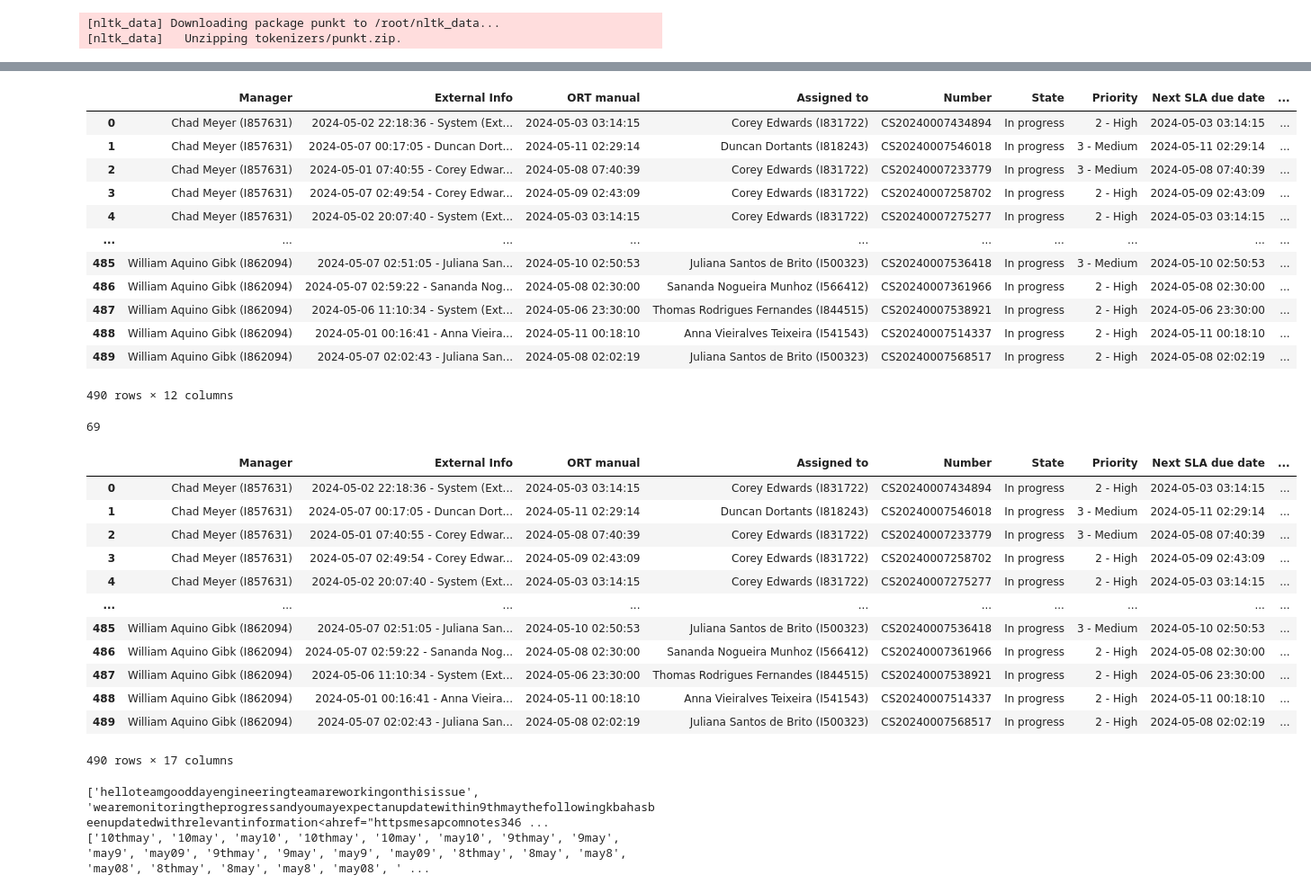
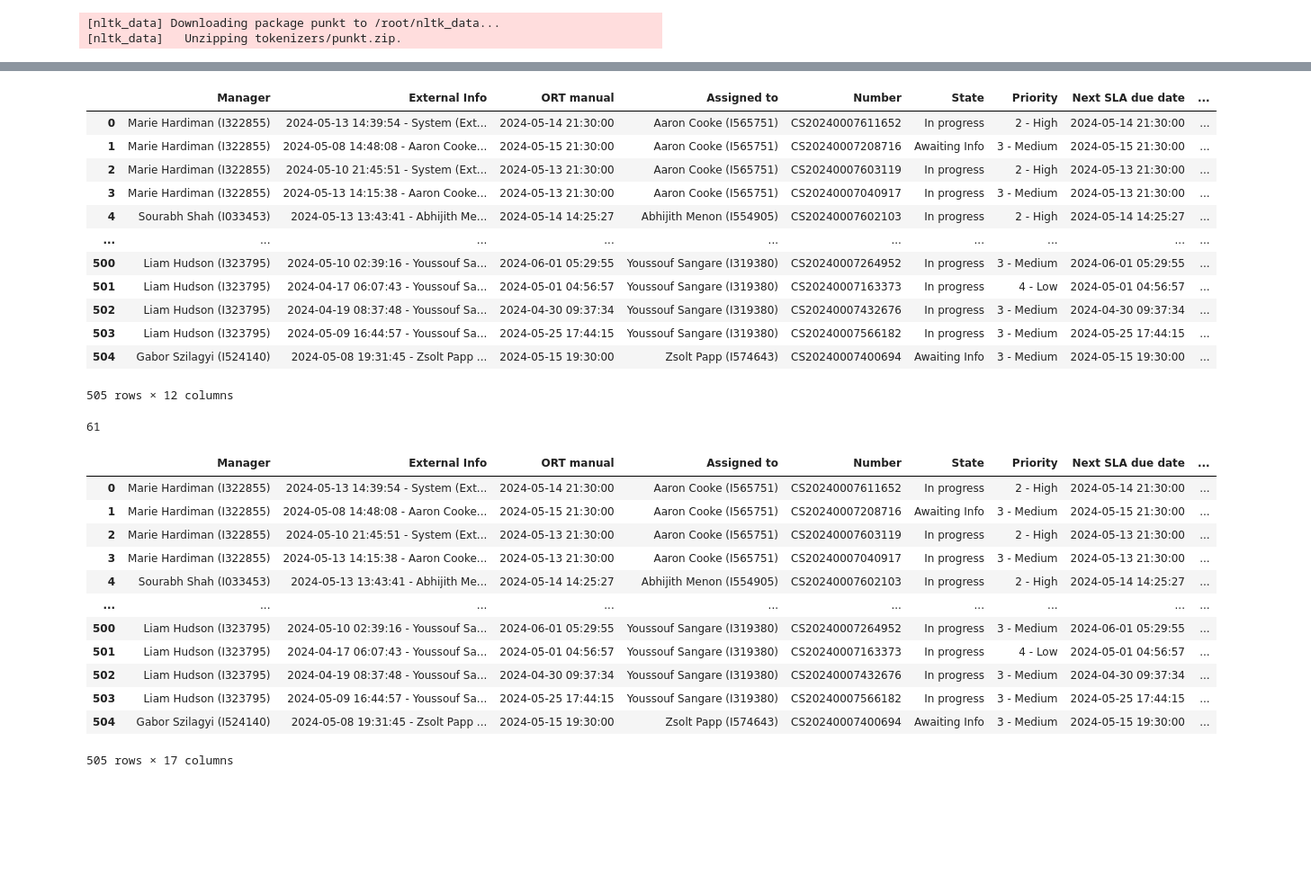
Before and after one commit to anandsai410/Blockchain-technologies-Assignment-I, a Jupyter notebook: ORT_Manual_Global_(data - 1704)(FInal_Update).ipynb, the cells around one changed output, grey strips where cells are left out. Shown at 90% size. Cells and saved outputs as stored; diff of their text form; code cells hidden in the pictures; blank space fills up the shorter version.

```diff
--- a/ORT_Manual_Global_(data - 1704)(FInal_Update).ipynb
+++ b/ORT_Manual_Global_(data - 1704)(FInal_Update).ipynb
@@ -207,20 +192,20 @@ Successfully installed pyspark-3.5.1
 # %%
-df = pd.read_excel("Global_data_0705_IP.xlsx")
+df = pd.read_excel("Global_data_1305_IP.xlsx")
 df
 # %% [output]
 |  | Manager | External Info | ORT manual | Assigned to | Number | State | Priority | Next SLA due date | ... |
-| 0 | Chad Meyer (I857631) | 2024-05-02 22:18:36 - System (Ext... | 2024-05-03 03:14:15 | Corey Edwards (I831722) | CS20240007434894 | In progress | 2 - High | 2024-05-03 03:14:15 | ... |
-| 1 | Chad Meyer (I857631) | 2024-05-07 00:17:05 - Duncan Dort... | 2024-05-11 02:29:14 | Duncan Dortants (I818243) | CS20240007546018 | In progress | 3 - Medium | 2024-05-11 02:29:14 | ... |
-| 2 | Chad Meyer (I857631) | 2024-05-01 07:40:55 - Corey Edwar... | 2024-05-08 07:40:39 | Corey Edwards (I831722) | CS20240007233779 | In progress | 3 - Medium | 2024-05-08 07:40:39 | ... |
-| 3 | Chad Meyer (I857631) | 2024-05-07 02:49:54 - Corey Edwar... | 2024-05-09 02:43:09 | Corey Edwards (I831722) | CS20240007258702 | In progress | 2 - High | 2024-05-09 02:43:09 | ... |
-| 4 | Chad Meyer (I857631) | 2024-05-02 20:07:40 - System (Ext... | 2024-05-03 03:14:15 | Corey Edwards (I831722) | CS20240007275277 | In progress | 2 - High | 2024-05-03 03:14:15 | ... |
+| 0 | Marie Hardiman (I322855) | 2024-05-13 14:39:54 - System (Ext... | 2024-05-14 21:30:00 | Aaron Cooke (I565751) | CS20240007611652 | In progress | 2 - High | 2024-05-14 21:30:00 | ... |
+| 1 | Marie Hardiman (I322855) | 2024-05-08 14:48:08 - Aaron Cooke... | 2024-05-15 21:30:00 | Aaron Cooke (I565751) | CS20240007208716 | Awaiting Info | 3 - Medium | 2024-05-15 21:30:00 | ... |
+| 2 | Marie Hardiman (I322855) | 2024-05-10 21:45:51 - System (Ext... | 2024-05-13 21:30:00 | Aaron Cooke (I565751) | CS20240007603119 | In progress | 2 - High | 2024-05-13 21:30:00 | ... |
+| 3 | Marie Hardiman (I322855) | 2024-05-13 14:15:38 - Aaron Cooke... | 2024-05-13 21:30:00 | Aaron Cooke (I565751) | CS20240007040917 | In progress | 3 - Medium | 2024-05-13 21:30:00 | ... |
+| 4 | Sourabh Shah (I033453) | 2024-05-13 13:43:41 - Abhijith Me... | 2024-05-14 14:25:27 | Abhijith Menon (I554905) | CS20240007602103 | In progress | 2 - High | 2024-05-14 14:25:27 | ... |
 | ... | ... | ... | ... | ... | ... | ... | ... | ... | ... |
-| 485 | William Aquino Gibk (I862094) | 2024-05-07 02:51:05 - Juliana San... | 2024-05-10 02:50:53 | Juliana Santos de Brito (I500323) | CS20240007536418 | In progress | 3 - Medium | 2024-05-10 02:50:53 | ... |
-| 486 | William Aquino Gibk (I862094) | 2024-05-07 02:59:22 - Sananda Nog... | 2024-05-08 02:30:00 | Sananda Nogueira Munhoz (I566412) | CS20240007361966 | In progress | 2 - High | 2024-05-08 02:30:00 | ... |
-| 487 | William Aquino Gibk (I862094) | 2024-05-06 11:10:34 - System (Ext... | 2024-05-06 23:30:00 | Thomas Rodrigues Fernandes (I844515) | CS20240007538921 | In progress | 2 - High | 2024-05-06 23:30:00 | ... |
-| 488 | William Aquino Gibk (I862094) | 2024-05-01 00:16:41 - Anna Vieira... | 2024-05-11 00:18:10 | Anna Vieiralves Teixeira (I541543) | CS20240007514337 | In progress | 2 - High | 2024-05-11 00:18:10 | ... |
-| 489 | William Aquino Gibk (I862094) | 2024-05-07 02:02:43 - Juliana San... | 2024-05-08 02:02:19 | Juliana Santos de Brito (I500323) | CS20240007568517 | In progress | 2 - High | 2024-05-08 02:02:19 | ... |
+| 500 | Liam Hudson (I323795) | 2024-05-10 02:39:16 - Youssouf Sa... | 2024-06-01 05:29:55 | Youssouf Sangare (I319380) | CS20240007264952 | In progress | 3 - Medium | 2024-06-01 05:29:55 | ... |
+| 501 | Liam Hudson (I323795) | 2024-04-17 06:07:43 - Youssouf Sa... | 2024-05-01 04:56:57 | Youssouf Sangare (I319380) | CS20240007163373 | In progress | 4 - Low | 2024-05-01 04:56:57 | ... |
+| 502 | Liam Hudson (I323795) | 2024-04-19 08:37:48 - Youssouf Sa... | 2024-04-30 09:37:34 | Youssouf Sangare (I319380) | CS20240007432676 | In progress | 3 - Medium | 2024-04-30 09:37:34 | ... |
+| 503 | Liam Hudson (I323795) | 2024-05-09 16:44:57 - Youssouf Sa... | 2024-05-25 17:44:15 | Youssouf Sangare (I319380) | CS20240007566182 | In progress | 3 - Medium | 2024-05-25 17:44:15 | ... |
+| 504 | Gabor Szilagyi (I524140) | 2024-05-08 19:31:45 - Zsolt Papp ... | 2024-05-15 19:30:00 | Zsolt Papp (I574643) | CS20240007400694 | Awaiting Info | 3 - Medium | 2024-05-15 19:30:00 | ... |
-490 rows × 12 columns
+505 rows × 12 columns
 # %%
 ext_inf=df['External Info']
 dte=df['ORT manual']
@@ -297,7 +282,7 @@ for i in range(0,len(df)):
       count=count+1
 print(count)
 # %% [output]
-69
+61
 # %%
 for i in range(0,len(df)):
   if df.iloc[i,16]=="ORTMA_OK":
@@ -332,18 +317,18 @@ df
 #OR else, the case is simply not manual ORT compliant.
 # %% [output]
 |  | Manager | External Info | ORT manual | Assigned to | Number | State | Priority | Next SLA due date | ... |
-| 0 | Chad Meyer (I857631) | 2024-05-02 22:18:36 - System (Ext... | 2024-05-03 03:14:15 | Corey Edwards (I831722) | CS20240007434894 | In progress | 2 - High | 2024-05-03 03:14:15 | ... |
-| 1 | Chad Meyer (I857631) | 2024-05-07 00:17:05 - Duncan Dort... | 2024-05-11 02:29:14 | Duncan Dortants (I818243) | CS20240007546018 | In progress | 3 - Medium | 2024-05-11 02:29:14 | ... |
-| 2 | Chad Meyer (I857631) | 2024-05-01 07:40:55 - Corey Edwar... | 2024-05-08 07:40:39 | Corey Edwards (I831722) | CS20240007233779 | In progress | 3 - Medium | 2024-05-08 07:40:39 | ... |
-| 3 | Chad Meyer (I857631) | 2024-05-07 02:49:54 - Corey Edwar... | 2024-05-09 02:43:09 | Corey Edwards (I831722) | CS20240007258702 | In progress | 2 - High | 2024-05-09 02:43:09 | ... |
-| 4 | Chad Meyer (I857631) | 2024-05-02 20:07:40 - System (Ext... | 2024-05-03 03:14:15 | Corey Edwards (I831722) | CS20240007275277 | In progress | 2 - High | 2024-05-03 03:14:15 | ... |
+| 0 | Marie Hardiman (I322855) | 2024-05-13 14:39:54 - System (Ext... | 2024-05-14 21:30:00 | Aaron Cooke (I565751) | CS20240007611652 | In progress | 2 - High | 2024-05-14 21:30:00 | ... |
+| 1 | Marie Hardiman (I322855) | 2024-05-08 14:48:08 - Aaron Cooke... | 2024-05-15 21:30:00 | Aaron Cooke (I565751) | CS20240007208716 | Awaiting Info | 3 - Medium | 2024-05-15 21:30:00 | ... |
+| 2 | Marie Hardiman (I322855) | 2024-05-10 21:45:51 - System (Ext... | 2024-05-13 21:30:00 | Aaron Cooke (I565751) | CS20240007603119 | In progress | 2 - High | 2024-05-13 21:30:00 | ... |
+| 3 | Marie Hardiman (I322855) | 2024-05-13 14:15:38 - Aaron Cooke... | 2024-05-13 21:30:00 | Aaron Cooke (I565751) | CS20240007040917 | In progress | 3 - Medium | 2024-05-13 21:30:00 | ... |
+| 4 | Sourabh Shah (I033453) | 2024-05-13 13:43:41 - Abhijith Me... | 2024-05-14 14:25:27 | Abhijith Menon (I554905) | CS20240007602103 | In progress | 2 - High | 2024-05-14 14:25:27 | ... |
 | ... | ... | ... | ... | ... | ... | ... | ... | ... | ... |
-| 485 | William Aquino Gibk (I862094) | 2024-05-07 02:51:05 - Juliana San... | 2024-05-10 02:50:53 | Juliana Santos de Brito (I500323) | CS20240007536418 | In progress | 3 - Medium | 2024-05-10 02:50:53 | ... |
-| 486 | William Aquino Gibk (I862094) | 2024-05-07 02:59:22 - Sananda Nog... | 2024-05-08 02:30:00 | Sananda Nogueira Munhoz (I566412) | CS20240007361966 | In progress | 2 - High | 2024-05-08 02:30:00 | ... |
-| 487 | William Aquino Gibk (I862094) | 2024-05-06 11:10:34 - System (Ext... | 2024-05-06 23:30:00 | Thomas Rodrigues Fernandes (I844515) | CS20240007538921 | In progress | 2 - High | 2024-05-06 23:30:00 | ... |
-| 488 | William Aquino Gibk (I862094) | 2024-05-01 00:16:41 - Anna Vieira... | 2024-05-11 00:18:10 | Anna Vieiralves Teixeira (I541543) | CS20240007514337 | In progress | 2 - High | 2024-05-11 00:18:10 | ... |
-| 489 | William Aquino Gibk (I862094) | 2024-05-07 02:02:43 - Juliana San... | 2024-05-08 02:02:19 | Juliana Santos de Brito (I500323) | CS20240007568517 | In progress | 2 - High | 2024-05-08 02:02:19 | ... |
+| 500 | Liam Hudson (I323795) | 2024-05-10 02:39:16 - Youssouf Sa... | 2024-06-01 05:29:55 | Youssouf Sangare (I319380) | CS20240007264952 | In progress | 3 - Medium | 2024-06-01 05:29:55 | ... |
+| 501 | Liam Hudson (I323795) | 2024-04-17 06:07:43 - Youssouf Sa... | 2024-05-01 04:56:57 | Youssouf Sangare (I319380) | CS20240007163373 | In progress | 4 - Low | 2024-05-01 04:56:57 | ... |
+| 502 | Liam Hudson (I323795) | 2024-04-19 08:37:48 - Youssouf Sa... | 2024-04-30 09:37:34 | Youssouf Sangare (I319380) | CS20240007432676 | In progress | 3 - Medium | 2024-04-30 09:37:34 | ... |
+| 503 | Liam Hudson (I323795) | 2024-05-09 16:44:57 - Youssouf Sa... | 2024-05-25 17:44:15 | Youssouf Sangare (I319380) | CS20240007566182 | In progress | 3 - Medium | 2024-05-25 17:44:15 | ... |
+| 504 | Gabor Szilagyi (I524140) | 2024-05-08 19:31:45 - Zsolt Papp ... | 2024-05-15 19:30:00 | Zsolt Papp (I574643) | CS20240007400694 | Awaiting Info | 3 - Medium | 2024-05-15 19:30:00 | ... |
-490 rows × 17 columns
+505 rows × 17 columns
 # %%
 for i in range(0,len(df)):
   string = df.iloc[i,12]
@@ -395,9 +380,3 @@ for i in range(0,len(df)):
       df.iloc[i,16]="ORTM_OK_(DWF)"
     else:
       pass
-    if df.iloc[i,4]=="CS20240007557280":
-      print(slist)
-      print(dtewlst)
-# %% [output]
-['helloteamgooddayengineeringteamareworkingonthisissue', 'wearemonitoringtheprogressandyoumayexpectanupdatewithin9thmaythefollowingkbahasbeenupdatedwithrelevantinformation<ahref="httpsmesapcomnotes346 ...
-['10thmay', '10may', 'may10', '10thmay', '10may', 'may10', '9thmay', '9may', 'may9', 'may09', '9thmay', '9may', 'may9', 'may09', '8thmay', '8may', 'may8', 'may08', '8thmay', '8may', 'may8', 'may08', ' ...
```
Also changed, not shown: parts of 7 cells of this notebook.
